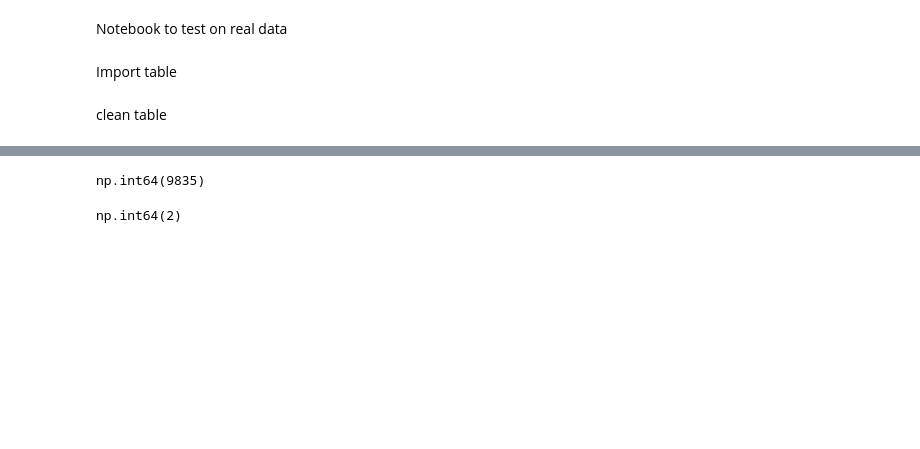
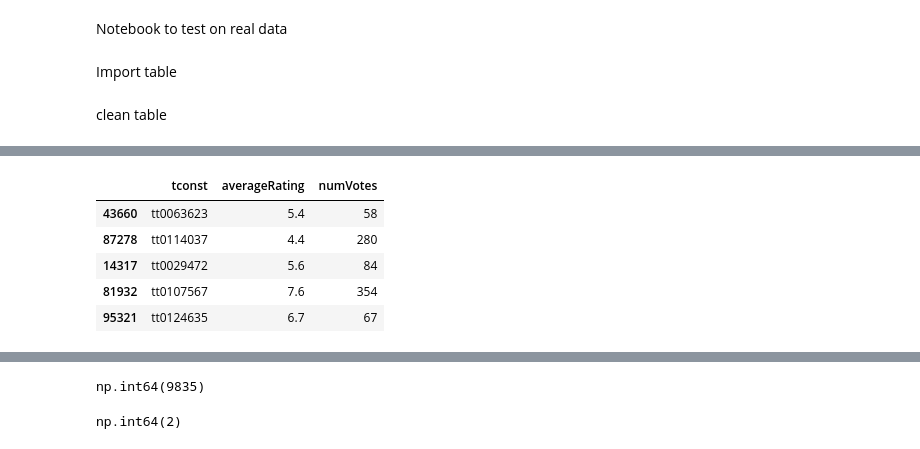
Before and after one commit to debeerpj/datkit, a Jupyter notebook: notebooks/first_profile.ipynb, the cells around one changed output, grey strips where cells are left out. Drawn from its saved outputs; the diff is of its cells as text; code cells hidden in the pictures; blank space fills up the shorter version.

```diff
--- a/notebooks/first_profile.ipynb
+++ b/notebooks/first_profile.ipynb
@@ -27 +44,10 @@ df.sample(n=5, random_state=1)
+# %%
+df_title_ratings.sample(n=5, random_state=1)
+# %% [output]
+|  | tconst | averageRating | numVotes |
+| 43660 | tt0063623 | 5.4 | 58 |
+| 87278 | tt0114037 | 4.4 | 280 |
+| 14317 | tt0029472 | 5.6 | 84 |
+| 81932 | tt0107567 | 7.6 | 354 |
+| 95321 | tt0124635 | 6.7 | 67 |
 # %%
```
Also changed, not shown: parts of 9 cells of this notebook, 8 other files.
